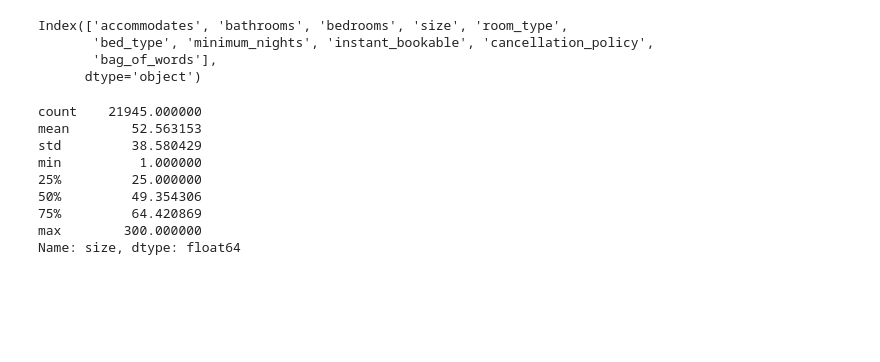
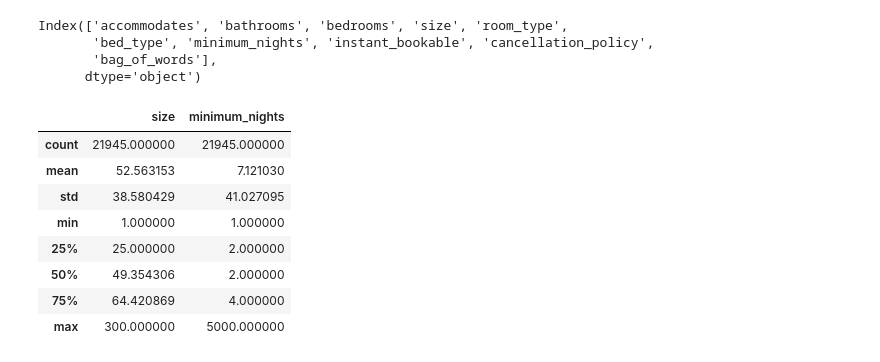
Before and after one commit to tryopti/data-science, a Jupyter notebook: Machine Learning/regression_test2.ipynb, the cells around one changed output. Saved outputs shown, nothing was run; the diff lists cells and outputs as text; code cells hidden in the pictures; blank space fills up the shorter version.

```diff
--- a/Machine Learning/regression_test2.ipynb
+++ b/Machine Learning/regression_test2.ipynb
@@ -401,14 +401,14 @@ Index(['accommodates', 'bathrooms', 'bedrooms', 'size', 'room_type',
        'bag_of_words'],
       dtype='object')
 # %%
-features['size'].describe()
+features[['size','minimum_nights']].describe()
 # %% [output]
-count    21945.000000
-mean        52.563153
-std         38.580429
-min          1.000000
-25%         25.000000
-50%         49.354306
-75%         64.420869
-max        300.000000
-Name: size, dtype: float64
+|  | size | minimum_nights |
+| count | 21945.000000 | 21945.000000 |
+| mean | 52.563153 | 7.121030 |
+| std | 38.580429 | 41.027095 |
+| min | 1.000000 | 1.000000 |
+| 25% | 25.000000 | 2.000000 |
+| 50% | 49.354306 | 2.000000 |
+| 75% | 64.420869 | 4.000000 |
+| max | 300.000000 | 5000.000000 |
```
Also changed, not shown: parts of 1 cell of this notebook.
